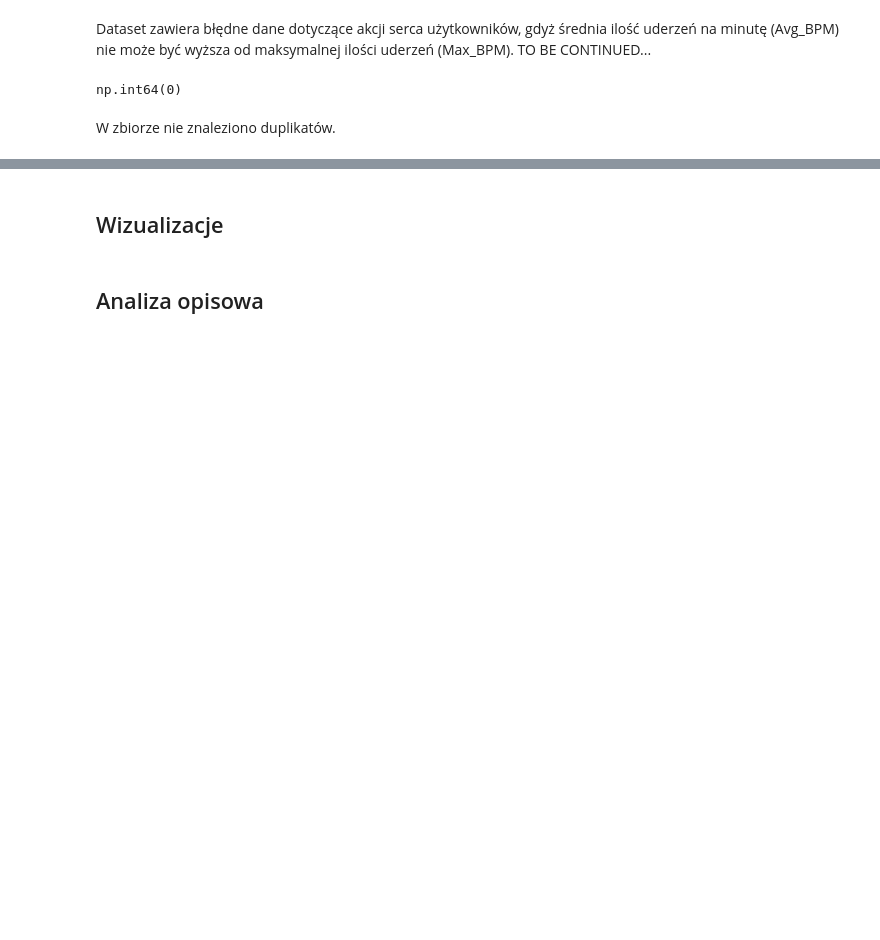
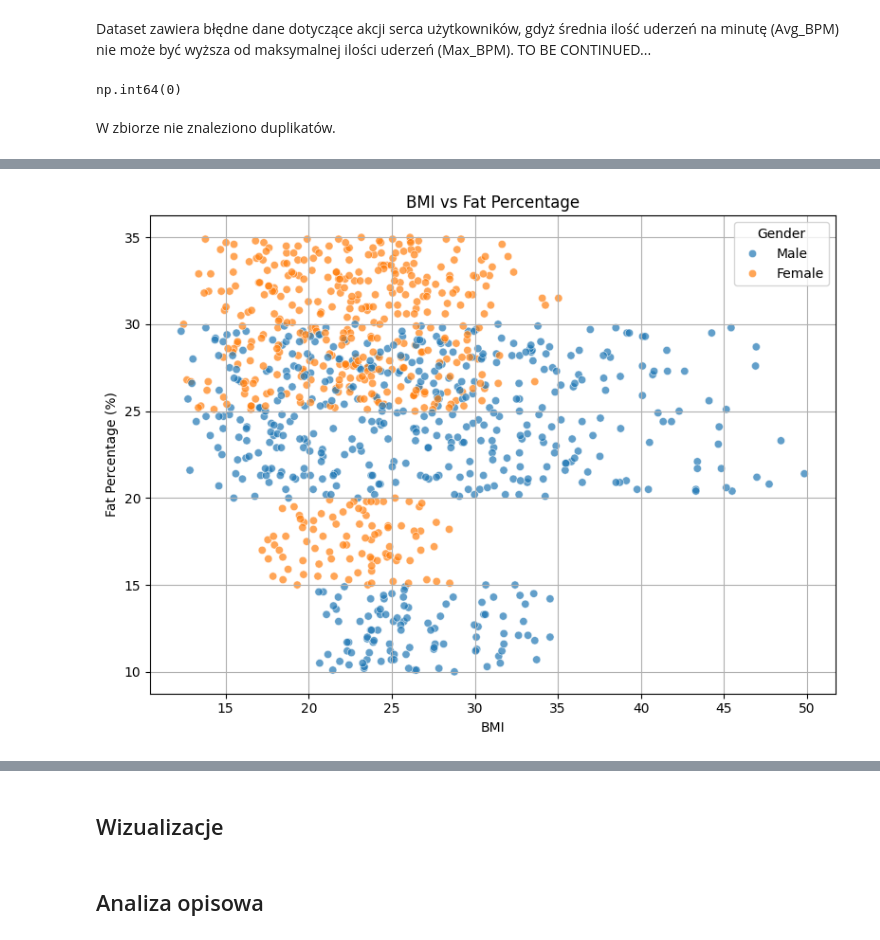
Before and after one commit to karoljablonski/Statistics_pg, a Jupyter notebook: project.ipynb, the cells around one changed output, grey strips where cells are left out. Cells and saved outputs as stored; diff of their text form; code cells hidden in the pictures; blank space fills up the shorter version.

```diff
--- a/project.ipynb
+++ b/project.ipynb
@@ -288,0 +315,18 @@ W zbiorze nie znaleziono duplikatów.
+# %%
+plt.figure(figsize=(8, 6))
+sns.scatterplot(
+    data=df,
+    x='BMI',
+    y='Fat_Percentage',
+    hue='Gender',
+    alpha=0.7
+)
+plt.title('BMI vs Fat Percentage')
+plt.xlabel('BMI')
+plt.ylabel('Fat Percentage (%)')
+plt.grid(True)
+plt.legend(title='Gender')
+plt.tight_layout()
+plt.show()
+# %% [output]
+[figure, added]
```
Also changed, not shown: parts of 5 cells of this notebook.
